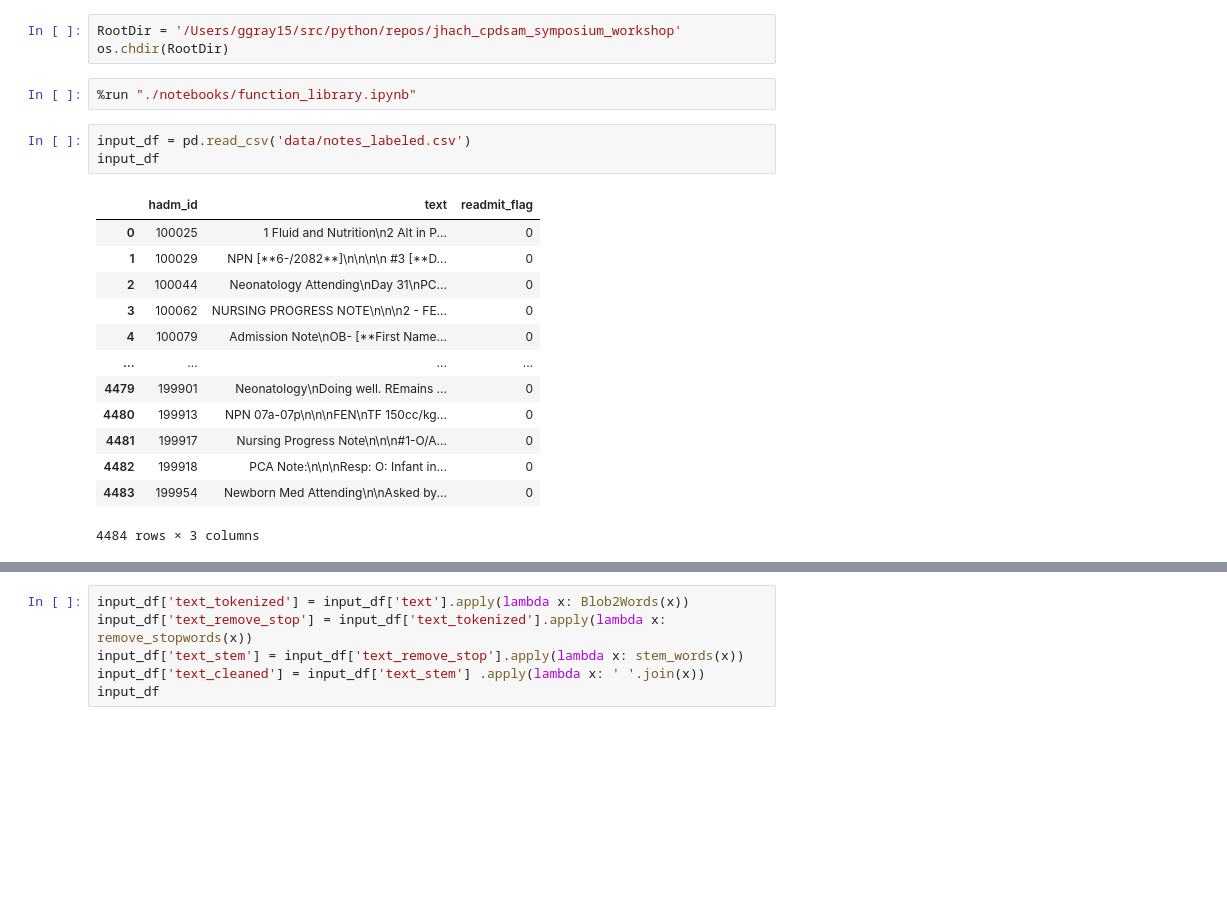
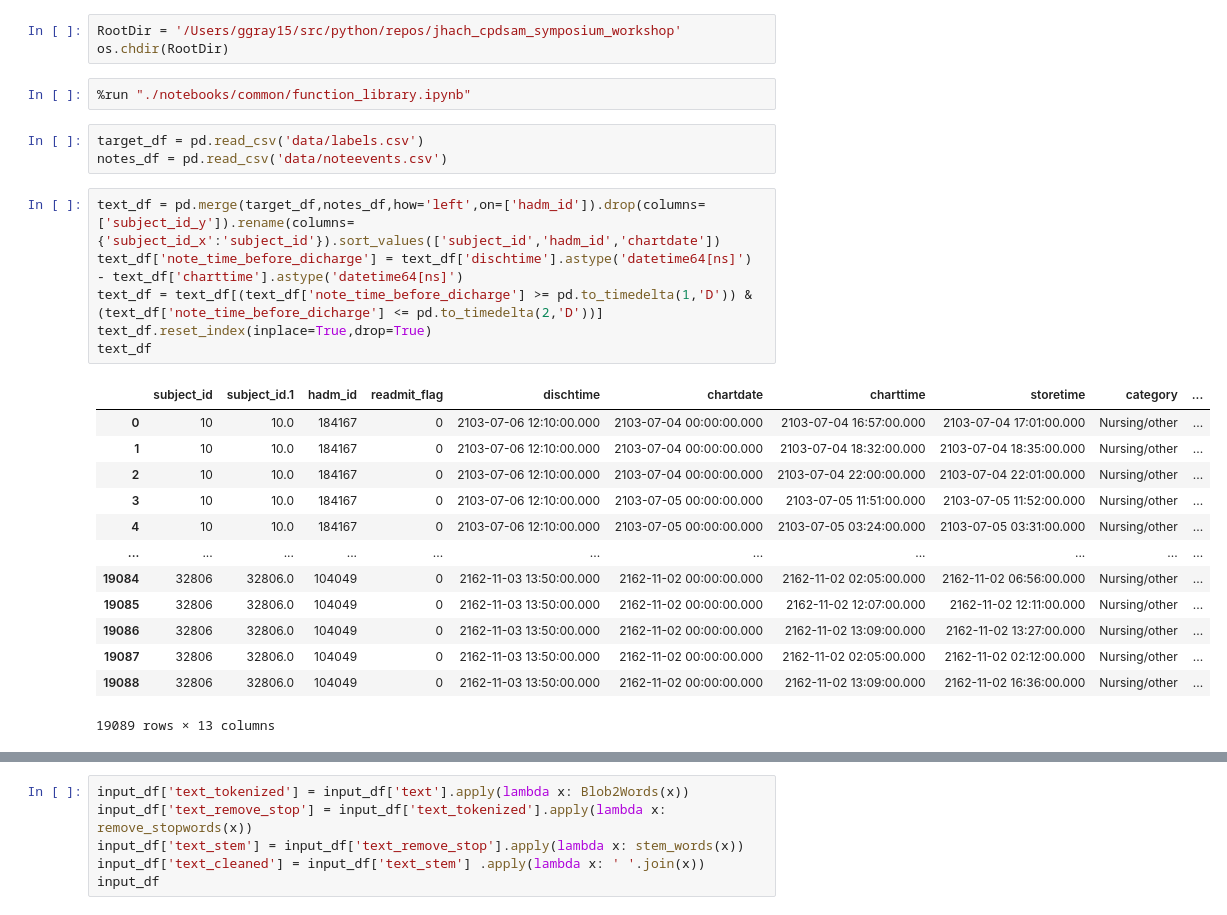
Before and after one commit to ggray15/jhach_cpdsam_symposium_workshop, a Jupyter notebook: notebooks/step_2_text_data/data_prep_text.ipynb, the cells around one changed output, grey strips where cells are left out. Drawn from its saved outputs; the diff is of its cells as text; blank space fills up the shorter version.

```diff
--- a/notebooks/step_2_text_data/data_prep_text.ipynb
+++ b/notebooks/step_2_text_data/data_prep_text.ipynb
@@ -57,21 +57,27 @@ def stem_words(word_list):
 RootDir = '/Users/ggray15/src/python/repos/jhach_cpdsam_symposium_workshop'
 os.chdir(RootDir)
 # %%
-%run "./notebooks/function_library.ipynb"
+%run "./notebooks/common/function_library.ipynb"
-# %%
-input_df = pd.read_csv('data/notes_labeled.csv')
-input_df
-# %% [output]
-|  | hadm_id | text | readmit_flag |
-| 0 | 100025 | 1 Fluid and Nutrition\n2 Alt in P... | 0 |
-| 1 | 100029 | NPN [**6-/2082**]\n\n\n\n #3 [**D... | 0 |
-| 2 | 100044 | Neonatology Attending\nDay 31\nPC... | 0 |
-| 3 | 100062 | NURSING PROGRESS NOTE\n\n\n2 - FE... | 0 |
-| 4 | 100079 | Admission Note\nOB- [**First Name... | 0 |
-| ... | ... | ... | ... |
-| 4479 | 199901 | Neonatology\nDoing well. REmains ... | 0 |
-| 4480 | 199913 | NPN 07a-07p\n\n\nFEN\nTF 150cc/kg... | 0 |
-| 4481 | 199917 | Nursing Progress Note\n\n\n#1-O/A... | 0 |
-| 4482 | 199918 | PCA Note:\n\n\nResp: O: Infant in... | 0 |
-| 4483 | 199954 | Newborn Med Attending\n\nAsked by... | 0 |
-4484 rows × 3 columns
+# %%
+target_df = pd.read_csv('data/labels.csv')
+notes_df = pd.read_csv('data/noteevents.csv')
+# %%
+text_df = pd.merge(target_df,notes_df,how='left',on=['hadm_id']).drop(columns=['subject_id_y']).rename(columns={'subject_id_x':'subject_id'}).sort_values(['subject_id','hadm_id','chartdate'])
+text_df['note_time_before_dicharge'] = text_df['dischtime'].astype('datetime64[ns]') - text_df['charttime'].astype('datetime64[ns]')
+text_df = text_df[(text_df['note_time_before_dicharge'] >= pd.to_timedelta(1,'D')) & (text_df['note_time_before_dicharge'] <= pd.to_timedelta(2,'D'))]
+text_df.reset_index(inplace=True,drop=True)
+text_df
+# %% [output]
+|  | subject_id | subject_id.1 | hadm_id | readmit_flag | dischtime | chartdate | charttime | storetime | category | ... |
+| 0 | 10 | 10.0 | 184167 | 0 | 2103-07-06 12:10:00.000 | 2103-07-04 00:00:00.000 | 2103-07-04 16:57:00.000 | 2103-07-04 17:01:00.000 | Nursing/other | ... |
+| 1 | 10 | 10.0 | 184167 | 0 | 2103-07-06 12:10:00.000 | 2103-07-04 00:00:00.000 | 2103-07-04 18:32:00.000 | 2103-07-04 18:35:00.000 | Nursing/other | ... |
+| 2 | 10 | 10.0 | 184167 | 0 | 2103-07-06 12:10:00.000 | 2103-07-04 00:00:00.000 | 2103-07-04 22:00:00.000 | 2103-07-04 22:01:00.000 | Nursing/other | ... |
+| 3 | 10 | 10.0 | 184167 | 0 | 2103-07-06 12:10:00.000 | 2103-07-05 00:00:00.000 | 2103-07-05 11:51:00.000 | 2103-07-05 11:52:00.000 | Nursing/other | ... |
+| 4 | 10 | 10.0 | 184167 | 0 | 2103-07-06 12:10:00.000 | 2103-07-05 00:00:00.000 | 2103-07-05 03:24:00.000 | 2103-07-05 03:31:00.000 | Nursing/other | ... |
+| ... | ... | ... | ... | ... | ... | ... | ... | ... | ... | ... |
+| 19084 | 32806 | 32806.0 | 104049 | 0 | 2162-11-03 13:50:00.000 | 2162-11-02 00:00:00.000 | 2162-11-02 02:05:00.000 | 2162-11-02 06:56:00.000 | Nursing/other | ... |
+| 19085 | 32806 | 32806.0 | 104049 | 0 | 2162-11-03 13:50:00.000 | 2162-11-02 00:00:00.000 | 2162-11-02 12:07:00.000 | 2162-11-02 12:11:00.000 | Nursing/other | ... |
+| 19086 | 32806 | 32806.0 | 104049 | 0 | 2162-11-03 13:50:00.000 | 2162-11-02 00:00:00.000 | 2162-11-02 13:09:00.000 | 2162-11-02 13:27:00.000 | Nursing/other | ... |
+| 19087 | 32806 | 32806.0 | 104049 | 0 | 2162-11-03 13:50:00.000 | 2162-11-02 00:00:00.000 | 2162-11-02 02:05:00.000 | 2162-11-02 02:12:00.000 | Nursing/other | ... |
+| 19088 | 32806 | 32806.0 | 104049 | 0 | 2162-11-03 13:50:00.000 | 2162-11-02 00:00:00.000 | 2162-11-02 13:09:00.000 | 2162-11-02 16:36:00.000 | Nursing/other | ... |
+19089 rows × 13 columns
```
Also changed, not shown: parts of 5 cells of this notebook, 5 other files.
